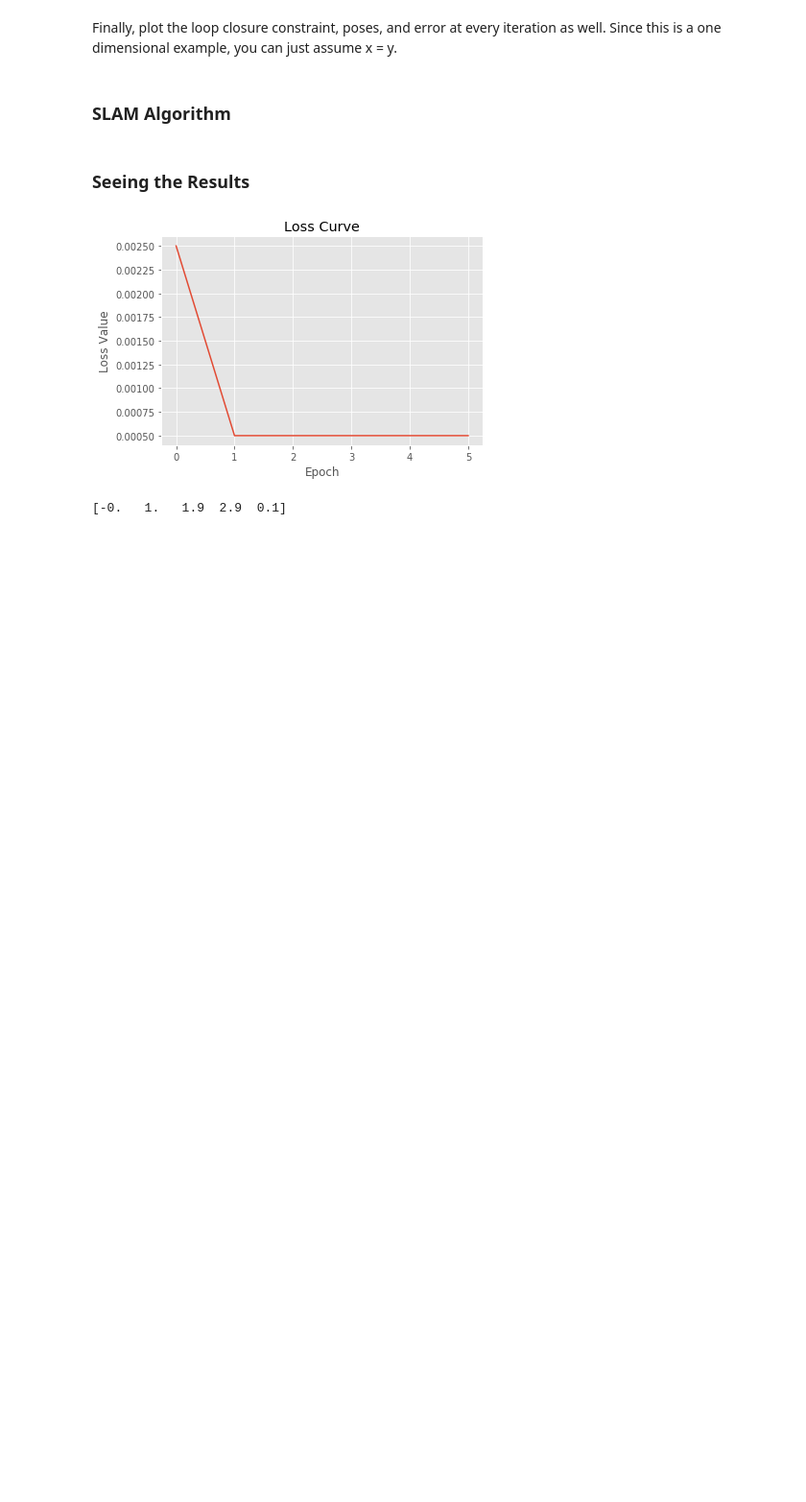
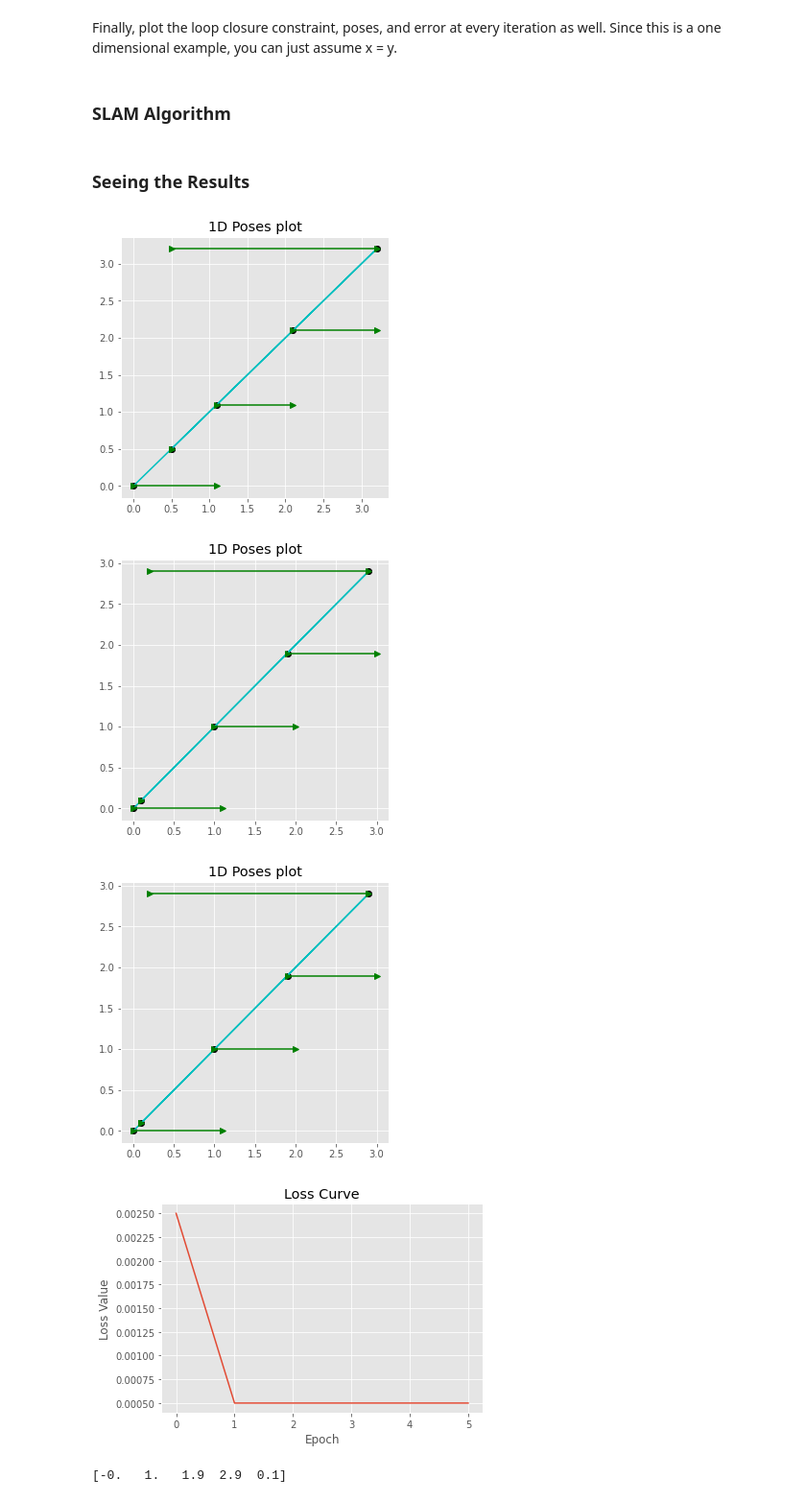
Before and after one commit to AnimeshSinha1309/robotics-assignments, a Jupyter notebook: project_1/questions/Question 1 - 1D SLAM.ipynb, the cells around one changed output. Shown at 96% size. Saved outputs shown, nothing was run; the diff lists cells and outputs as text; code cells hidden in the pictures; blank space fills up the shorter version.

```diff
--- a/project_1/questions/Question 1 - 1D SLAM.ipynb
+++ b/project_1/questions/Question 1 - 1D SLAM.ipynb
@@ -54,12 +54,13 @@ def loss_fn(positions: np.ndarray, odometry: np.ndarray) -> float:
 def train(odometry):
     weights = np.linalg.inv(sigma)
     pos_guess = np.array([np.sum(odometry[:i]) for i in range(len(odometry))])
-    history = {'loss': []}
+    history = {'loss': [], 'poses': []}
 
     with tqdm.trange(5) as iterator:
         loss = loss_fn(pos_guess, odometry)
         iterator.set_postfix(loss=loss)
         history['loss'].append(loss)
+        history['poses'].append(pos_guess)
 
         for epoch in iterator:
             J = np.array([
@@ -78,6 +79,7 @@ def train(odometry):
 
             loss = loss_fn(pos_guess, odometry)
             history['loss'].append(loss)
+            history['poses'].append(pos_guess)
             iterator.set_postfix(loss=loss)
 
         history['result'] = pos_guess
@@ -86,6 +88,23 @@ def train(odometry):
 ### Seeing the Results
 # %%
 history = train(odometry)
+# %%
+def draw(nodes, color='g', ax=None):
+    if ax is None:
+        _fig, ax = plt.subplots(1, 1, figsize=(5, 5))
+    ax.plot(nodes, nodes, 'ko')
+    ax.plot(nodes, nodes, 'c-')
+    for idx, x in enumerate(nodes):
+        ax.plot([x, x + odometry[idx]], [x, x], f'{color}->')
+    return ax
+
+for item in history['poses'][:3]:
+    ax = draw(item)
+    ax.set_title("1D Poses plot")
+# %% [output]
+[figure, added]
+[figure, added]
+[figure, added]
 # %%
 fix, ax = plt.subplots(1, 1)
 ax.plot(history['loss'])
```
Also changed, not shown: 22 other files.
